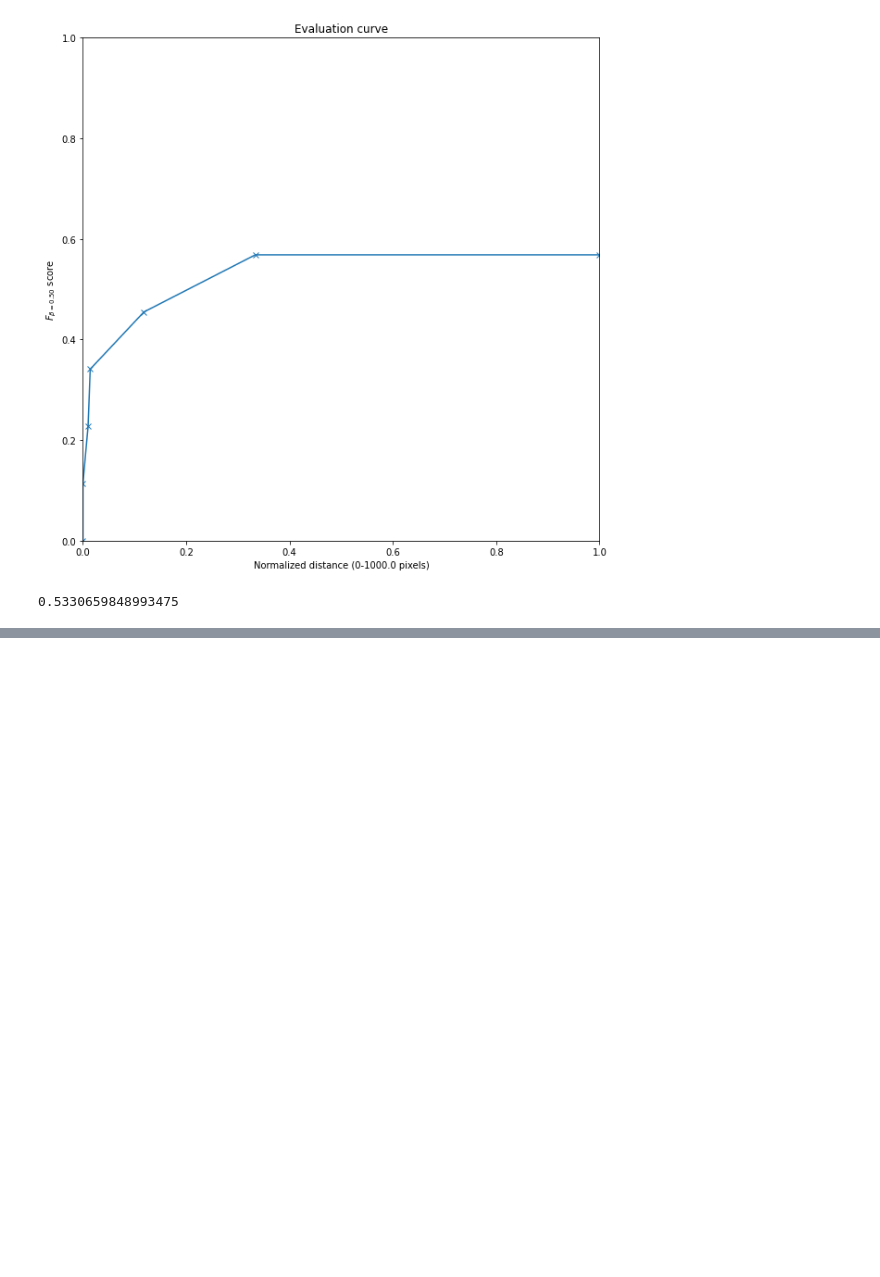
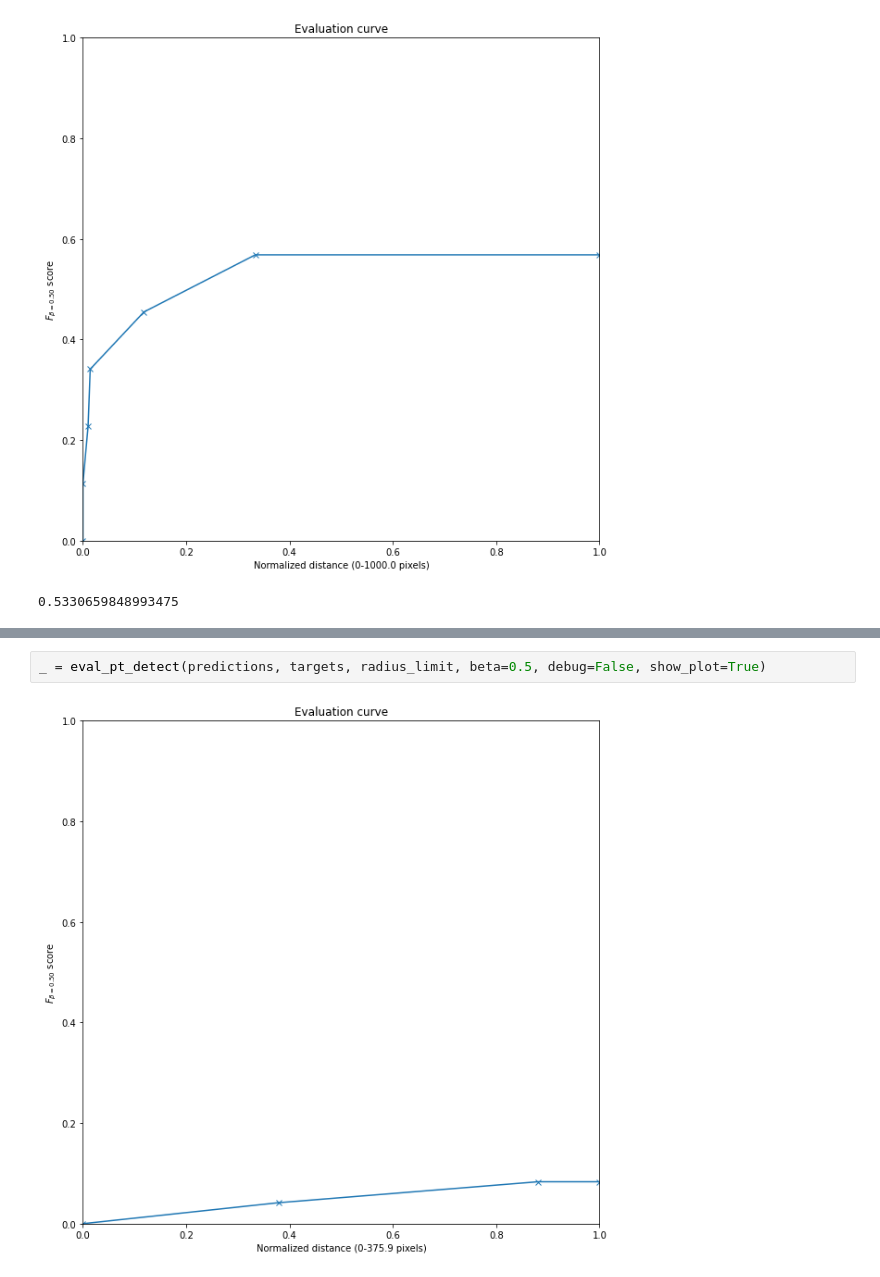
Before and after one commit to icdar21-mapseg/icdar21-mapseg-eval, a Jupyter notebook: task3_point_detect_eval_demo.ipynb, the cells around one changed output, grey strips where cells are left out. Saved outputs shown, nothing was run; the diff lists cells and outputs as text; blank space fills up the shorter version.

```diff
--- a/task3_point_detect_eval_demo.ipynb
+++ b/task3_point_detect_eval_demo.ipynb
@@ -347,0 +369,4 @@ area
+# %%
+_ = eval_pt_detect(predictions, targets, radius_limit, beta=0.5, debug=False, show_plot=True)
+# %% [output]
+[figure, added]
```
Also changed, not shown: parts of 10 cells of this notebook.
